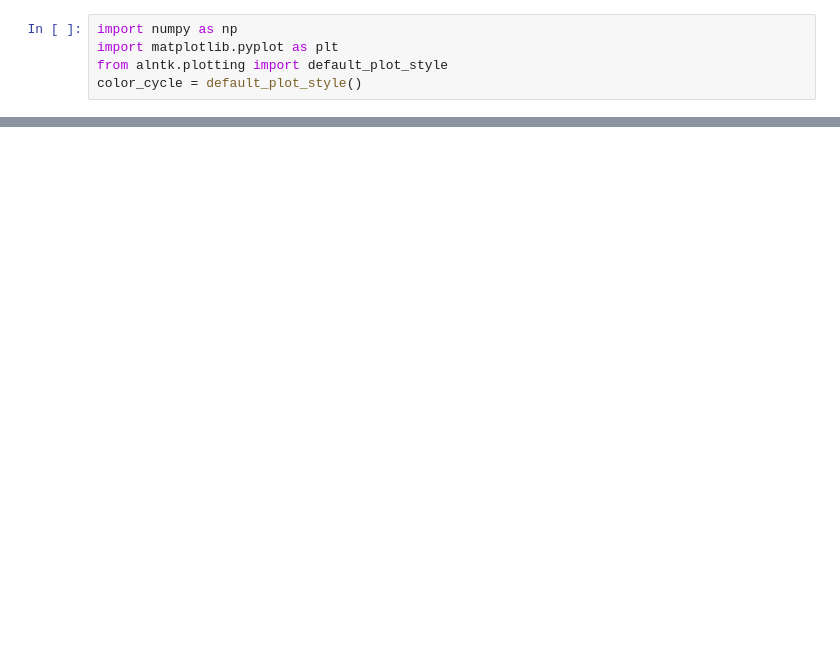
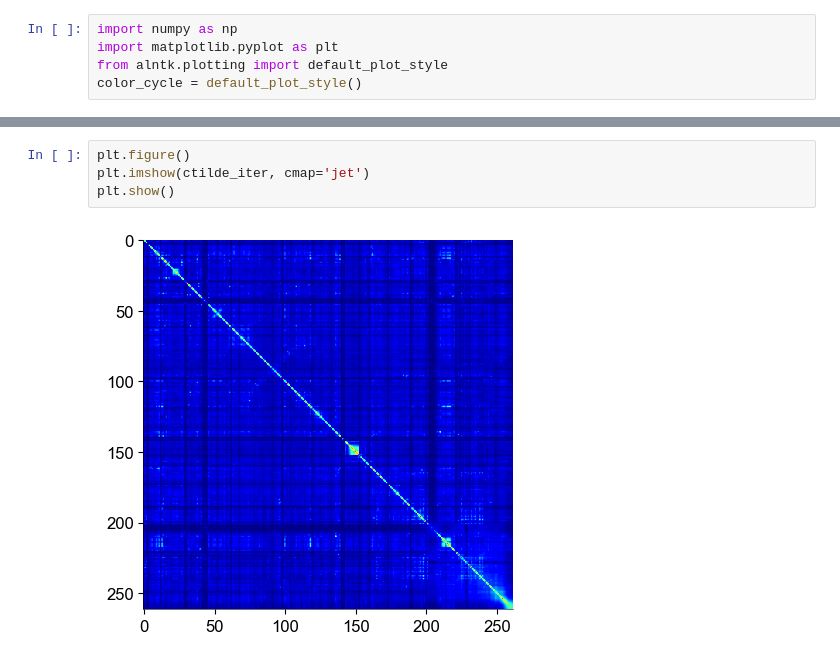
Before and after one commit to shoyip/SerProtAlign, a Jupyter notebook: notebooks/06_corrmatrix_analysis.ipynb, the cells around one changed output, grey strips where cells are left out. Saved outputs shown, nothing was run; the diff lists cells and outputs as text; blank space fills up the shorter version.

```diff
--- a/notebooks/06_corrmatrix_analysis.ipynb
+++ b/notebooks/06_corrmatrix_analysis.ipynb
@@ -8,0 +15,6 @@ ctilde_iter = np.genfromtxt('../../corrmatrix/ctilde_iter.csv', delimiter=',', d
+# %%
+plt.figure()
+plt.imshow(ctilde_iter, cmap='jet')
+plt.show()
+# %% [output]
+[figure, added]
```
Also changed, not shown: parts of 5 cells of this notebook, 1 other file.
